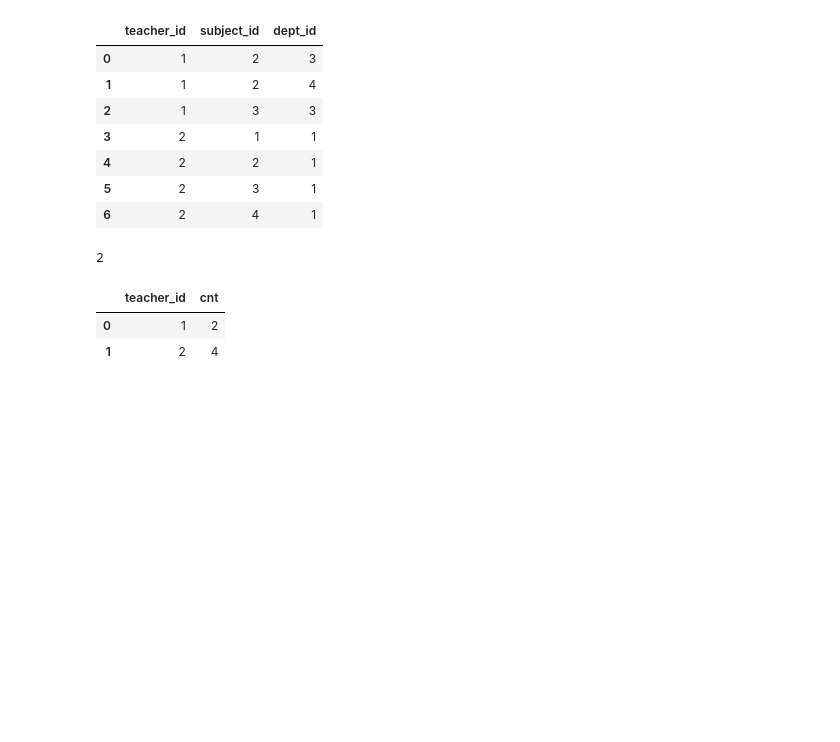
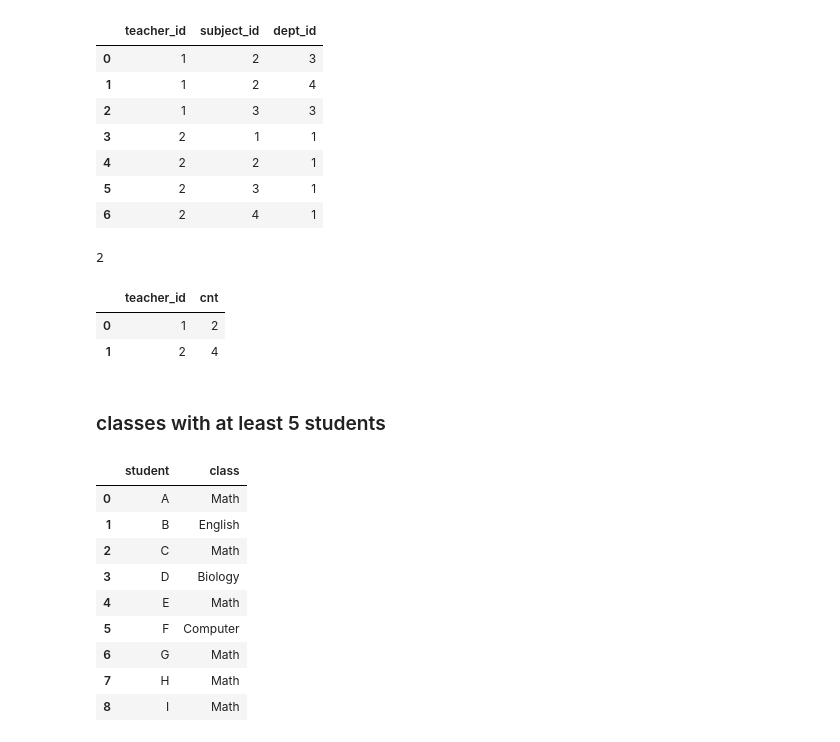
Before and after one commit to ShahriarHA/The-Pandas--Playground, a Jupyter notebook: leetCode3.ipynb, the cells around one changed output. Drawn from its saved outputs; the diff is of its cells as text; code cells hidden in the pictures; blank space fills up the shorter version.

Commit message:
classes with at least 5 students -leetcode

```diff
--- a/leetCode3.ipynb
+++ b/leetCode3.ipynb
@@ -342,3 +342,22 @@ re_teacher[["teacher_id","subject_id"]].set_axis(["teacher_id","cnt"],axis=1)
 |  | teacher_id | cnt |
 | 0 | 1 | 2 |
 | 1 | 2 | 4 |
+# %% [markdown]
+### classes with at least 5 students
+# %%
+courses = pd.DataFrame({
+    'student': ['A', 'B', 'C', 'D', 'E', 'F', 'G', 'H', 'I'],
+    'class': ['Math', 'English', 'Math', 'Biology', 'Math', 'Computer', 'Math', 'Math', 'Math']
+})
+courses
+# %% [output]
+|  | student | class |
+| 0 | A | Math |
+| 1 | B | English |
+| 2 | C | Math |
+| 3 | D | Biology |
+| 4 | E | Math |
+| 5 | F | Computer |
+| 6 | G | Math |
+| 7 | H | Math |
+| 8 | I | Math |
```
Also changed, not shown: parts of 2 cells of this notebook.
